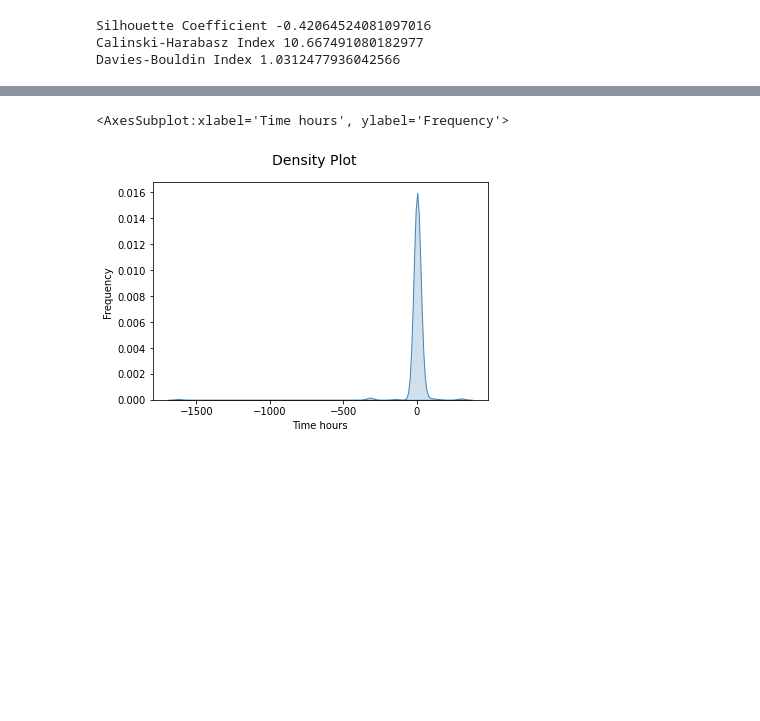
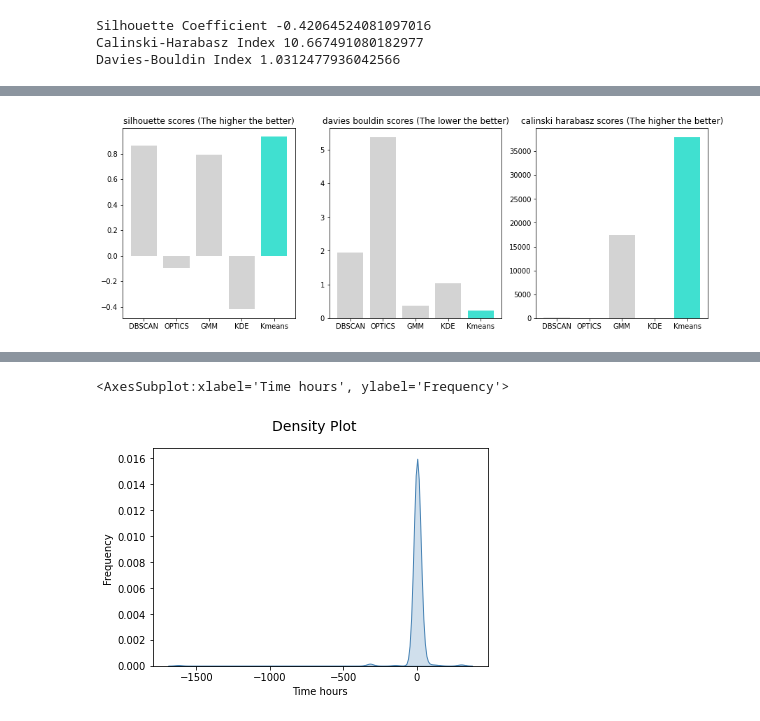
Before and after one commit to Yucheng-Ren/thesis, a Jupyter notebook: Clustering.ipynb, the cells around one changed output, grey strips where cells are left out. Cells and saved outputs as stored; diff of their text form; code cells hidden in the pictures; blank space fills up the shorter version.

```diff
--- a/Clustering.ipynb
+++ b/Clustering.ipynb
@@ -89,4 +91,33 @@ Calinski-Harabasz Index 37962.03679679715
 Davies-Bouldin Index 0.22077407257359552
+# %%
+def set_custom_color(series, max_color = 'turquoise', other_color = 'lightgrey', highest=True):
+    max_val = max(series) if highest else min(series)
+    colors = []
+
+    for item in series:
+        if item == max_val:
+            colors.append(max_color)
+        else:
+            colors.append(other_color)
+    return colors
+# %%
+Ys = [DBSCANY, OPTICSY, GMMY, KDEY, KmeansY]
+Names = ['DBSCAN', 'OPTICS', 'GMM', 'KDE', 'Kmeans']
+silhouette_scores = [metrics.silhouette_score(X, item, metric='euclidean') for item in Ys]
+calinski_harabasz_scores = [metrics.calinski_harabasz_score(X, item) for item in Ys]
+davies_bouldin_scores = [metrics.davies_bouldin_score(X, item) for item in Ys]
+
+fig, axs = plt.subplots(1, 3, figsize=(15, 5), sharey=False)
+
+axs[0].bar(Names, silhouette_scores, color=set_custom_color(silhouette_scores))
+axs[0].set_title('silhouette scores (The higher the better)')
+axs[1].bar(Names, davies_bouldin_scores, color=set_custom_color(davies_bouldin_scores, highest=False))
+axs[1].set_title('davies bouldin scores (The lower the better)')
+axs[2].bar(Names, calinski_harabasz_scores, color=set_custom_color(calinski_harabasz_scores))
+axs[2].set_title('calinski harabasz scores (The higher the better)')
+plt.show()
+# %% [output]
+[figure, added]
 # %%
 timeY = KmeansY
 # %%
```
Also changed, not shown: parts of 11 cells of this notebook.
